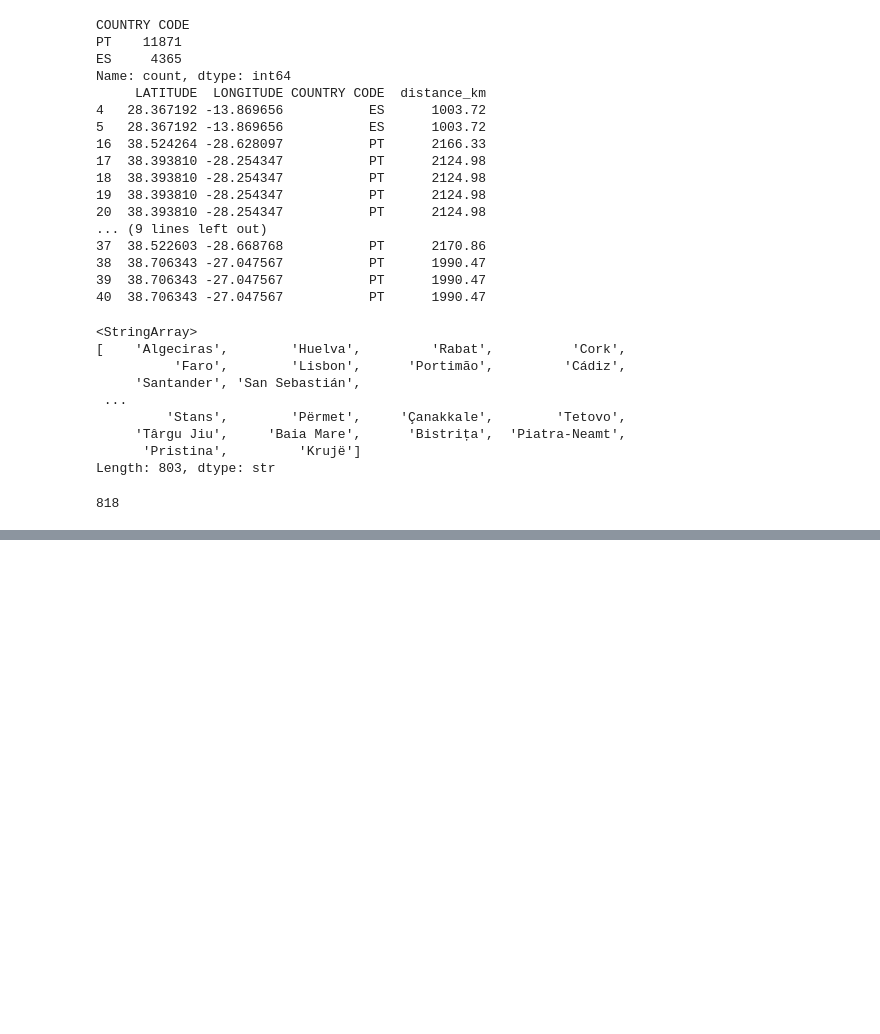
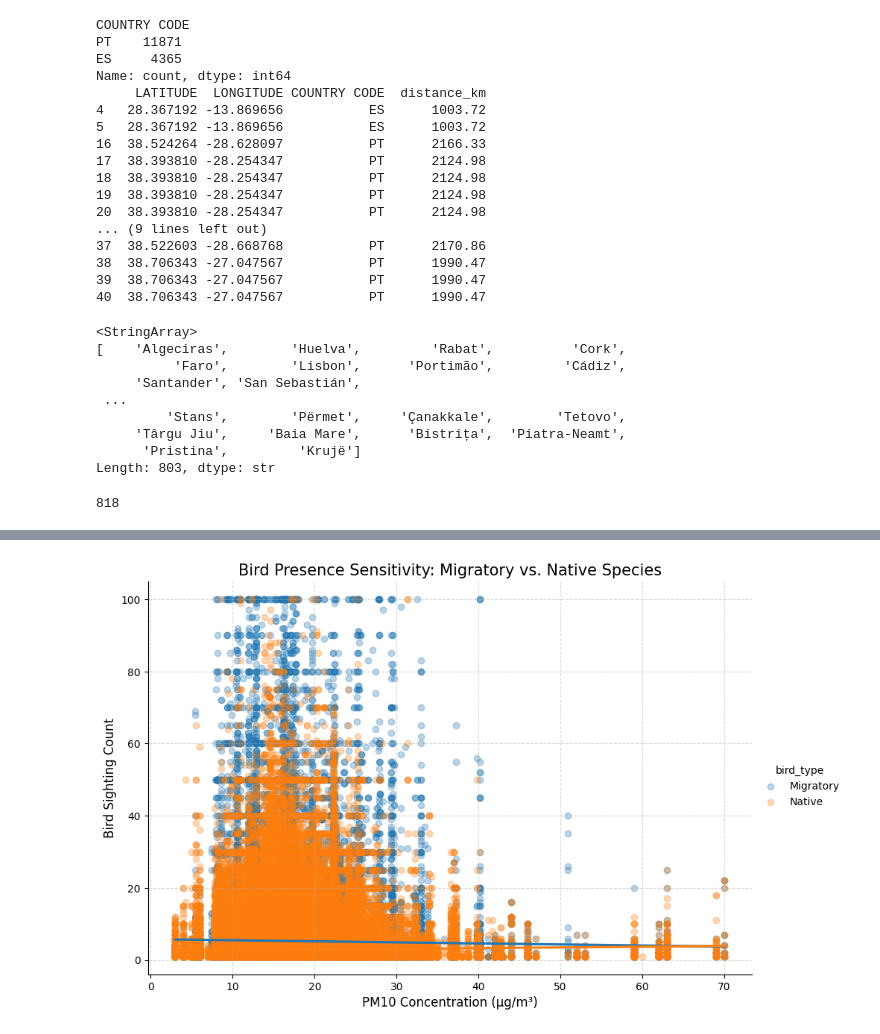
Before and after one commit to Miaaaac/ceu-ds-project-groupB-2026, a Jupyter notebook: notebooks_nightlights+aiq+wbi/city.ipynb, the cells around one changed output, grey strips where cells are left out. Saved outputs shown, nothing was run; the diff lists cells and outputs as text; code cells hidden in the pictures; blank space fills up the shorter version.

```diff
--- a/notebooks_nightlights+aiq+wbi/city.ipynb
+++ b/notebooks_nightlights+aiq+wbi/city.ipynb
@@ -403,0 +413,17 @@ len(all_the_cities)
+# %%
+# Convert columns to sets
+bird_cities = all_the_cities
+pollution_cities = set(df_cities_from_air_pollution["City"])
+
+# Find the overlap (Intersection)
+common_cities = bird_cities.intersection(pollution_cities)
+
+# Check if pollution_cities is a subset
+is_subset = pollution_cities.issubset(bird_cities)
+
+print(f"Number of common cities: {len(common_cities)}")
+print(f"Are all 240 cities in the bird data? {is_subset}")
+
+# See which ones are missing
+missing_from_birds = pollution_cities - bird_cities
+print(f"Cities in pollution data but not in bird data: {len(missing_from_birds)} , {missing_from_birds}")
@@ -403,0 +456,3 @@ len(all_the_cities)
+# %%
+df_cities_from_air_pollution['lat'] = df_cities_from_air_pollution['City'].map(lambda x: city_coords.get(x, (None, None))[0])
+df_cities_from_air_pollution['lon'] = df_cities_from_air_pollution['City'].map(lambda x: city_coords.get(x, (None, None))[1])
@@ -403,0 +566,28 @@ len(all_the_cities)
+# %%
+import seaborn as sns
+import matplotlib.pyplot as plt
+
+#  Filtering for a reasonable distance (within 25km of a station)
+analysis_ready = full_analysis_df[full_analysis_df['dist_km'] <= 25].copy()
+
+# Create the plot
+g = sns.lmplot(
+    data=analysis_ready,
+    x='pm10',
+    y='OBSERVATION COUNT',
+    hue='bird_type',
+    palette={'Migratory': '#1f77b4', 'Native': '#ff7f0e'}, # Blue and Orange
+    scatter_kws={'alpha': 0.3}, # Make dots transparent to see overlaps
+    height=6,
+    aspect=1.5
+)
+
+# Improve labels and title
+plt.title('Bird Presence Sensitivity: Migratory vs. Native Species', fontsize=15)
+plt.xlabel('PM10 Concentration (µg/m³)', fontsize=12)
+plt.ylabel('Bird Sighting Count', fontsize=12)
+plt.grid(True, linestyle='--', alpha=0.5)
+
+plt.show()
+# %% [output]
+[figure, added]
```
Also changed, not shown: parts of 14 cells of this notebook, 5 other files.
